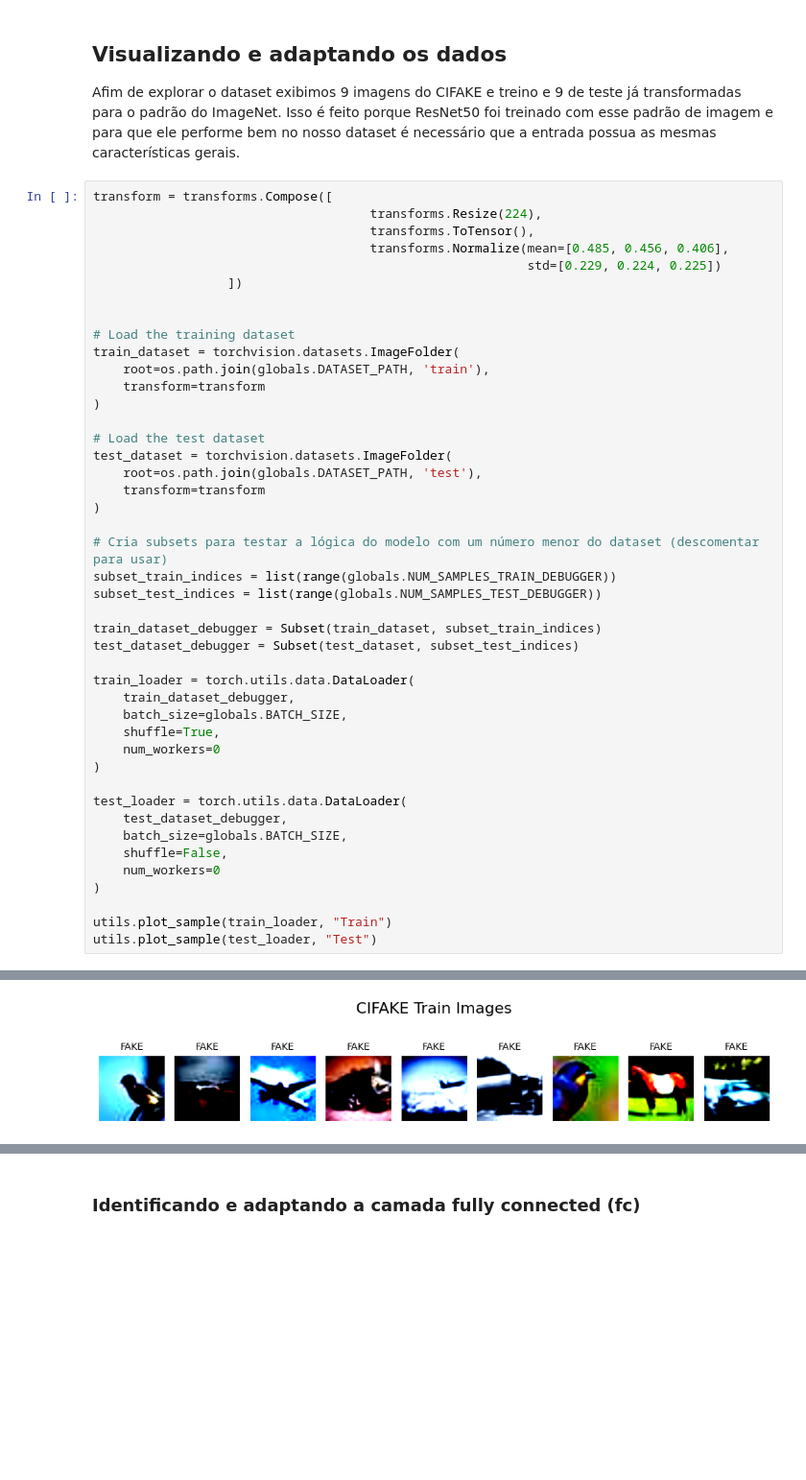
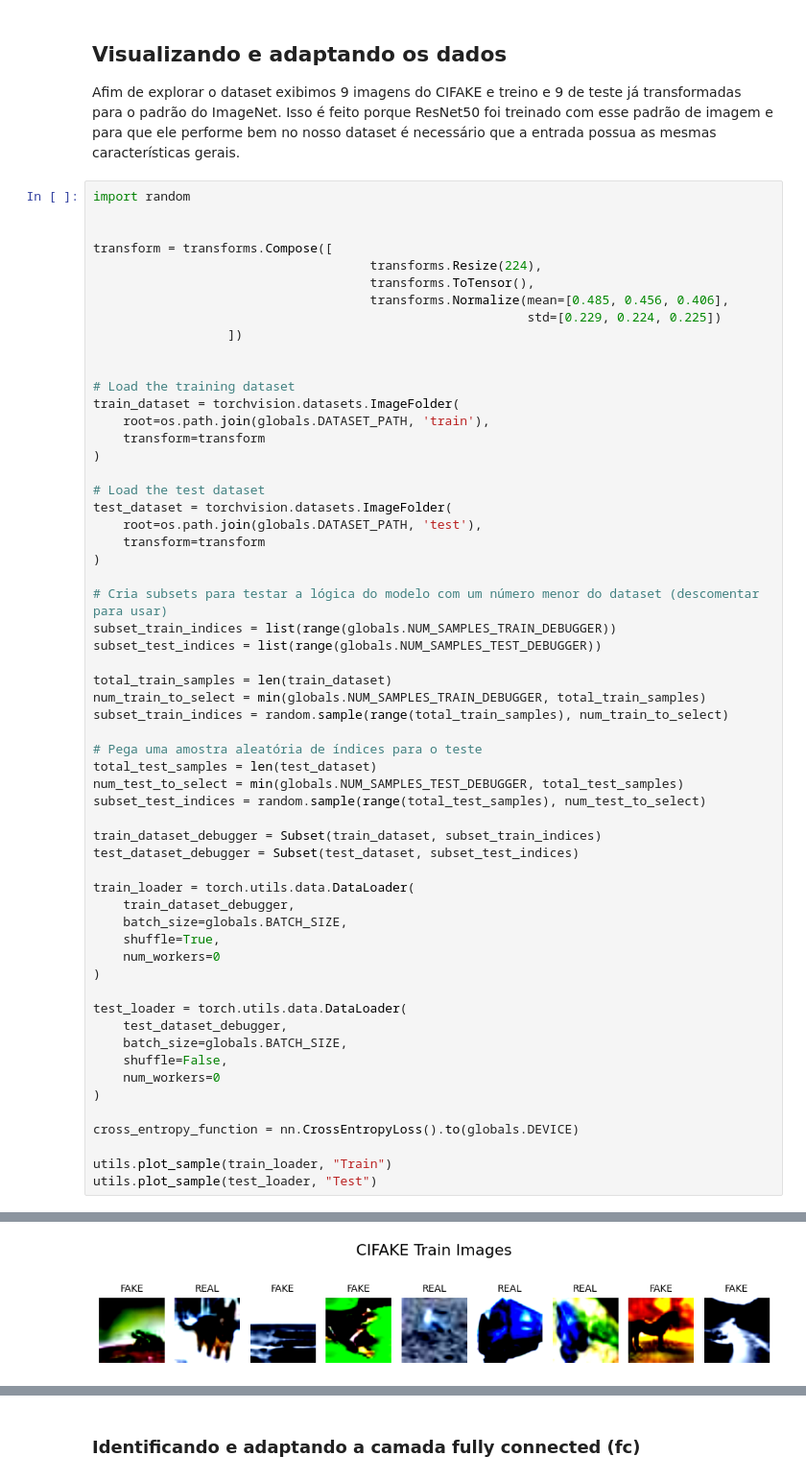
Before and after one commit to MarinaPiragibe/ia_verde_cnn, a Jupyter notebook: main.ipynb, the cells around one changed output, grey strips where cells are left out. Shown at 96% size. Drawn from its saved outputs; the diff is of its cells as text; blank space fills up the shorter version.

```diff
--- a/main.ipynb
+++ b/main.ipynb
@@ -32,6 +40,9 @@ from torch.utils.data import Subset
 
 Afim de explorar o dataset exibimos 9 imagens do CIFAKE e treino e 9 de teste já transformadas para o padrão do ImageNet. Isso é feito porque ResNet50 foi treinado com esse padrão de imagem e para que ele performe bem no nosso dataset é necessário que a entrada possua as mesmas características gerais.
 # %%
+import random
+
+
 transform = transforms.Compose([
                                      transforms.Resize(224),
                                      transforms.ToTensor(),
@@ -56,6 +67,15 @@ test_dataset = torchvision.datasets.ImageFolder(
 subset_train_indices = list(range(globals.NUM_SAMPLES_TRAIN_DEBUGGER))
 subset_test_indices = list(range(globals.NUM_SAMPLES_TEST_DEBUGGER))
 
+total_train_samples = len(train_dataset)
+num_train_to_select = min(globals.NUM_SAMPLES_TRAIN_DEBUGGER, total_train_samples)
+subset_train_indices = random.sample(range(total_train_samples), num_train_to_select)
+
+# Pega uma amostra aleatória de índices para o teste
+total_test_samples = len(test_dataset)
+num_test_to_select = min(globals.NUM_SAMPLES_TEST_DEBUGGER, total_test_samples)
+subset_test_indices = random.sample(range(total_test_samples), num_test_to_select)
+
 train_dataset_debugger = Subset(train_dataset, subset_train_indices)
 test_dataset_debugger = Subset(test_dataset, subset_test_indices)
 
@@ -73,6 +93,8 @@ test_loader = torch.utils.data.DataLoader(
     num_workers=0
 )
 
+cross_entropy_function = nn.CrossEntropyLoss().to(globals.DEVICE)
+
 utils.plot_sample(train_loader, "Train")
 utils.plot_sample(test_loader, "Test")
 # %% [output]
@@ -88 +110 @@ Clipping input data to the valid range for imshow with RGB data ([0..1] for floa
-[figure, old version]
+[figure, new version]
```
Also changed, not shown: parts of 21 cells of this notebook, 6 other files.
